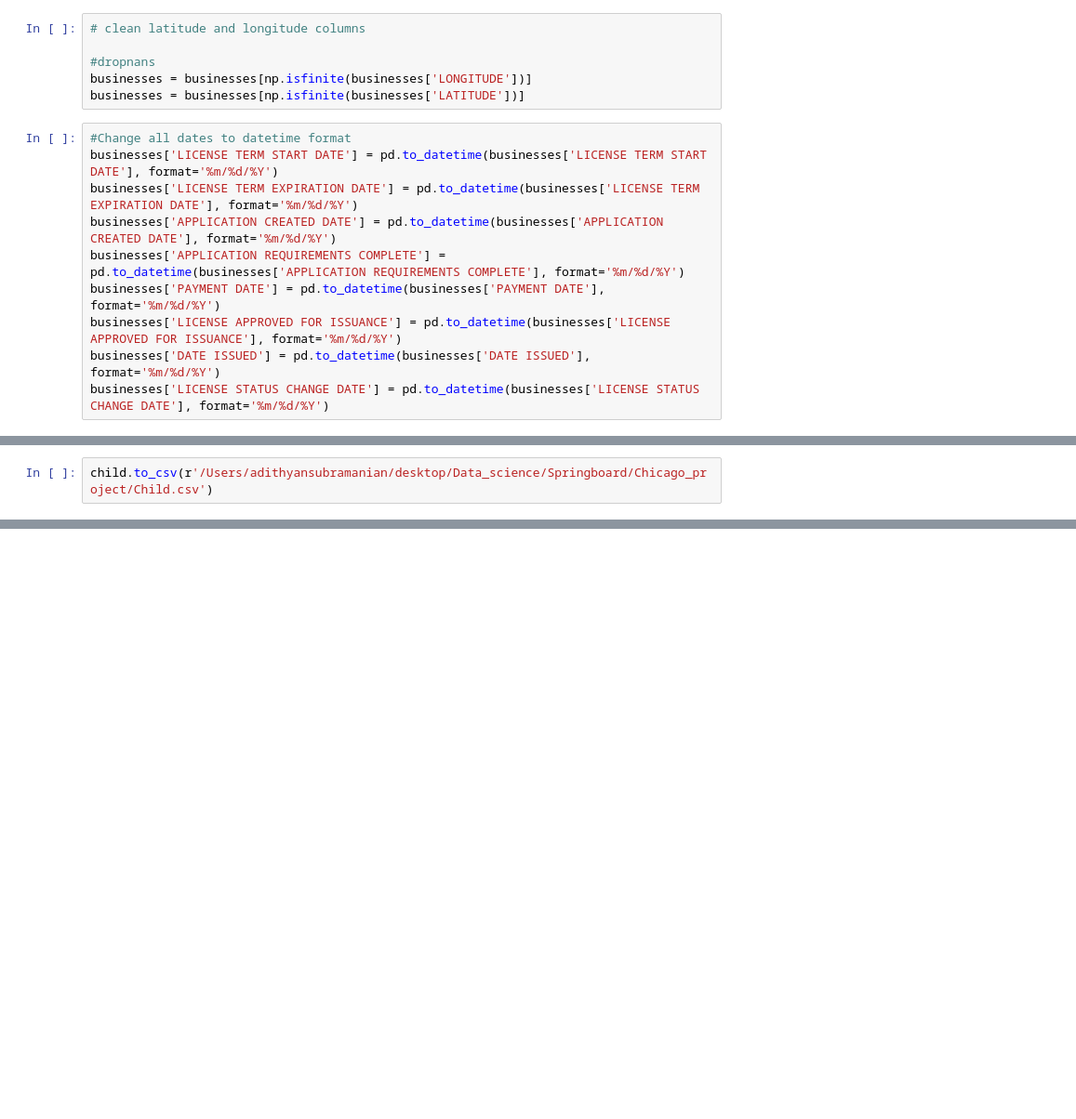
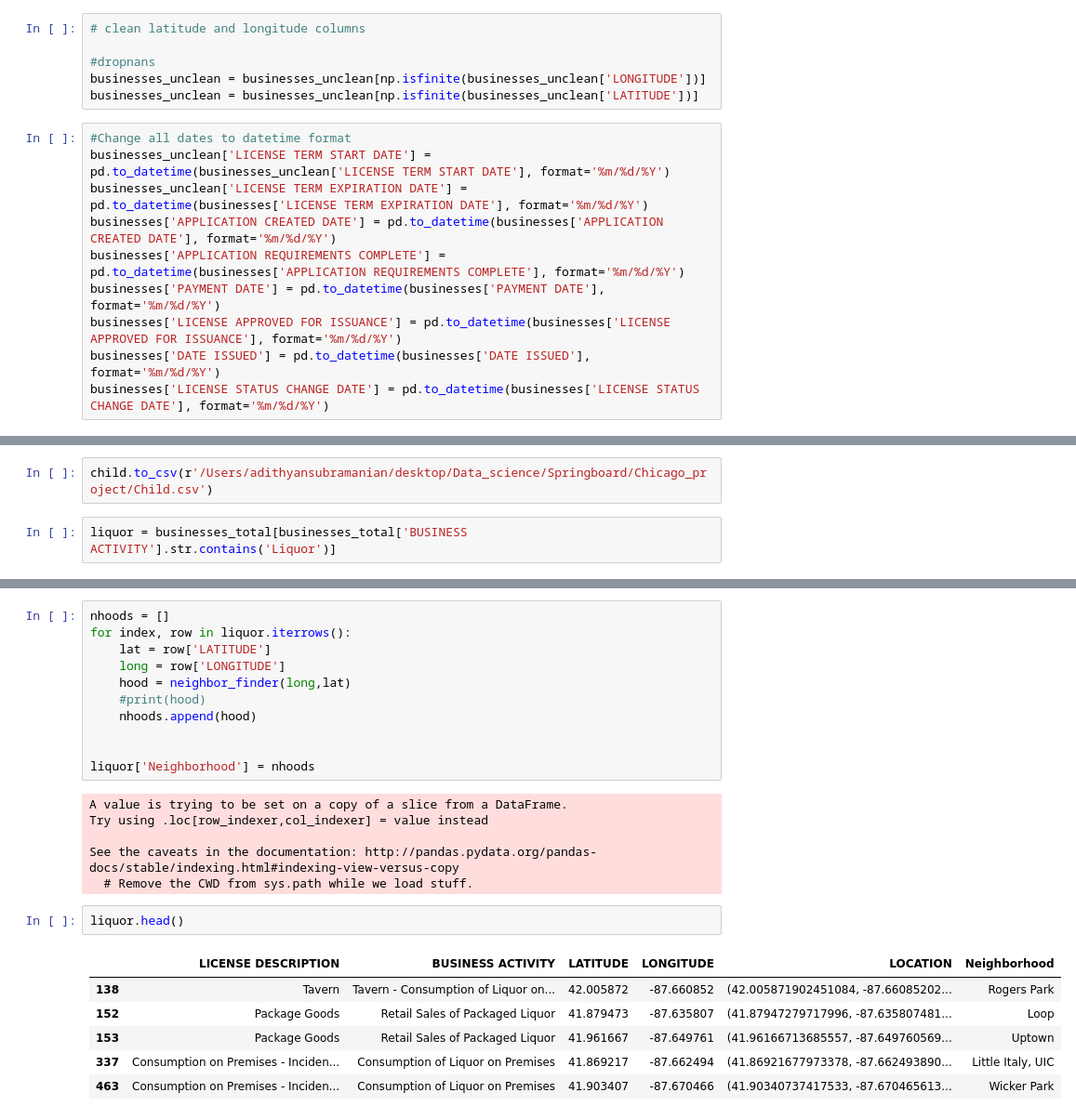
Before and after one commit to adithyansubramanian/Springboard_Capstone_project_1, a Jupyter notebook: Capstone_project_1_Cleaning.ipynb, the cells around one changed output, grey strips where cells are left out. Shown at 93% size. Cells and saved outputs as stored; diff of their text form; blank space fills up the shorter version.

```diff
--- a/Capstone_project_1_Cleaning.ipynb
+++ b/Capstone_project_1_Cleaning.ipynb
@@ -34,12 +20,12 @@ Index(['ID', 'LICENSE ID', 'ACCOUNT NUMBER', 'SITE NUMBER', 'LEGAL NAME',
 # clean latitude and longitude columns
 
 #dropnans
-businesses = businesses[np.isfinite(businesses['LONGITUDE'])]
-businesses = businesses[np.isfinite(businesses['LATITUDE'])]
+businesses_unclean = businesses_unclean[np.isfinite(businesses_unclean['LONGITUDE'])]
+businesses_unclean = businesses_unclean[np.isfinite(businesses_unclean['LATITUDE'])]
 # %%
 #Change all dates to datetime format
-businesses['LICENSE TERM START DATE'] = pd.to_datetime(businesses['LICENSE TERM START DATE'], format='%m/%d/%Y')
-businesses['LICENSE TERM EXPIRATION DATE'] = pd.to_datetime(businesses['LICENSE TERM EXPIRATION DATE'], format='%m/%d/%Y')
+businesses_unclean['LICENSE TERM START DATE'] = pd.to_datetime(businesses_unclean['LICENSE TERM START DATE'], format='%m/%d/%Y')
+businesses_unclean['LICENSE TERM EXPIRATION DATE'] = pd.to_datetime(businesses['LICENSE TERM EXPIRATION DATE'], format='%m/%d/%Y')
 businesses['APPLICATION CREATED DATE'] = pd.to_datetime(businesses['APPLICATION CREATED DATE'], format='%m/%d/%Y')
 businesses['APPLICATION REQUIREMENTS COMPLETE'] = pd.to_datetime(businesses['APPLICATION REQUIREMENTS COMPLETE'], format='%m/%d/%Y')
 businesses['PAYMENT DATE'] = pd.to_datetime(businesses['PAYMENT DATE'], format='%m/%d/%Y')
@@ -681,3 +659,5 @@ Oakland                 1
 Name: Neighborhood, Length: 91, dtype: int64
 # %%
 child.to_csv(r'/Users/adithyansubramanian/desktop/Data_science/Springboard/Chicago_project/Child.csv')
+# %%
+liquor = businesses_total[businesses_total['BUSINESS ACTIVITY'].str.contains('Liquor')]
@@ -683,0 +673,26 @@ child.to_csv(r'/Users/adithyansubramanian/desktop/Data_science/Springboard/Chica
+# %%
+nhoods = []
+for index, row in liquor.iterrows():
+    lat = row['LATITUDE']
+    long = row['LONGITUDE']
+    hood = neighbor_finder(long,lat)
+    #print(hood)
+    nhoods.append(hood)
+
+
+liquor['Neighborhood'] = nhoods
+# %% [output]
+A value is trying to be set on a copy of a slice from a DataFrame.
+Try using .loc[row_indexer,col_indexer] = value instead
+
+See the caveats in the documentation: http://pandas.pydata.org/pandas-docs/stable/indexing.html#indexing-view-versus-copy
+  # Remove the CWD from sys.path while we load stuff.
+# %%
+liquor.head()
+# %% [output]
+|  | LICENSE DESCRIPTION | BUSINESS ACTIVITY | LATITUDE | LONGITUDE | LOCATION | Neighborhood |
+| 138 | Tavern | Tavern - Consumption of Liquor on... | 42.005872 | -87.660852 | (42.005871902451084, -87.66085202... | Rogers Park |
+| 152 | Package Goods | Retail Sales of Packaged Liquor | 41.879473 | -87.635807 | (41.87947279717996, -87.635807481... | Loop |
+| 153 | Package Goods | Retail Sales of Packaged Liquor | 41.961667 | -87.649761 | (41.96166713685557, -87.649760569... | Uptown |
+| 337 | Consumption on Premises - Inciden... | Consumption of Liquor on Premises | 41.869217 | -87.662494 | (41.86921677973378, -87.662493890... | Little Italy, UIC |
+| 463 | Consumption on Premises - Inciden... | Consumption of Liquor on Premises | 41.903407 | -87.670466 | (41.90340737417533, -87.670465613... | Wicker Park |
```
Also changed, not shown: parts of 4 cells of this notebook, 1 other file.
